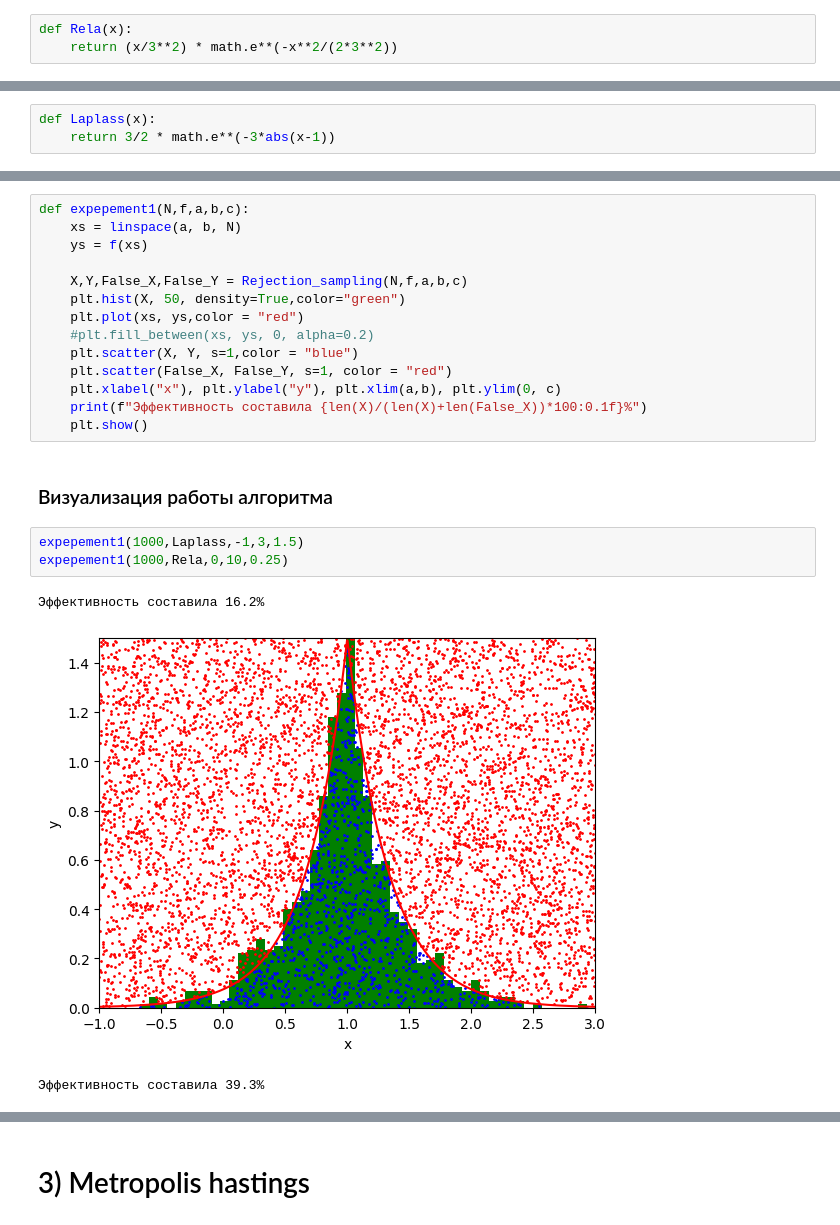
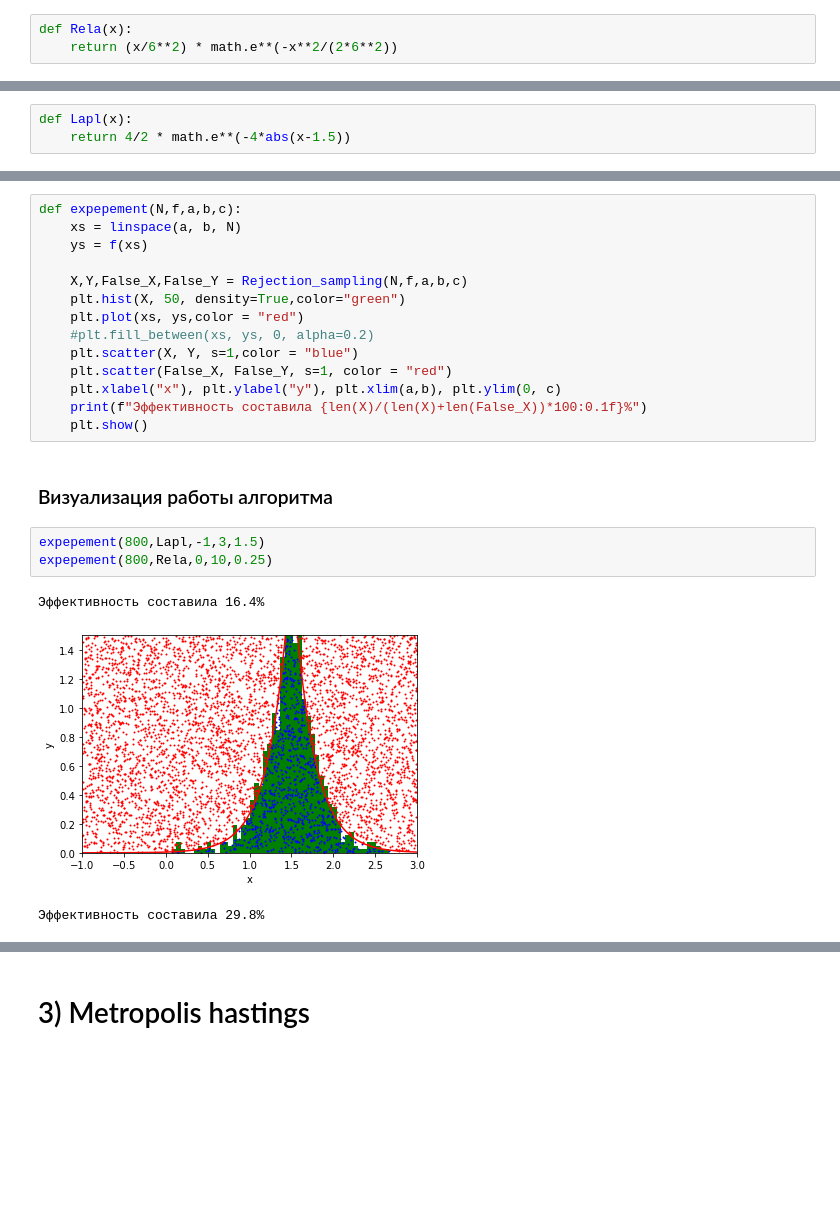
Before and after one commit to Violonur-PavelBI/homework, a Jupyter notebook: AI/7lb.ipynb, the cells around one changed output, grey strips where cells are left out. Cells and saved outputs as stored; diff of their text form; blank space fills up the shorter version.

```diff
--- a/AI/7lb.ipynb
+++ b/AI/7lb.ipynb
@@ -11,4 +11,4 @@ from numpy import linspace
 # %%
 def Rela(x):
-    return (x/3**2) * math.e**(-x**2/(2*3**2))
+    return (x/6**2) * math.e**(-x**2/(2*6**2))
 # %% [markdown]
@@ -16,6 +16,6 @@ def Rela(x):
 # %%
-def Laplass(x):
-    return 3/2 * math.e**(-3*abs(x-1))
+def Lapl(x):
+    return 4/2 * math.e**(-4*abs(x-1.5))
 # %% [markdown]
 # 2) Rejection sampling
 # %% [markdown]
@@ -37,7 +37,7 @@ def Rejection_sampling(N,f,a,b,c):
             False_Y.append(y)
     return X,Y,False_X,False_Y
 # %%
-def expepement1(N,f,a,b,c):
+def expepement(N,f,a,b,c):
     xs = linspace(a, b, N)
     ys = f(xs)
 
@@ -53,9 +53,9 @@ def expepement1(N,f,a,b,c):
 # %% [markdown]
 ### Визуализация работы алгоритма
 # %%
-expepement1(1000,Laplass,-1,3,1.5)
-expepement1(1000,Rela,0,10,0.25)
+expepement(800,Lapl,-1,3,1.5)
+expepement(800,Rela,0,10,0.25)
 # %% [output]
-Эффективность составила 16.2%
+Эффективность составила 16.4%
-[figure, old version]
+[figure, new version]
-Эффективность составила 39.3%
+Эффективность составила 29.8%
```
Also changed, not shown: parts of 4 cells of this notebook.
